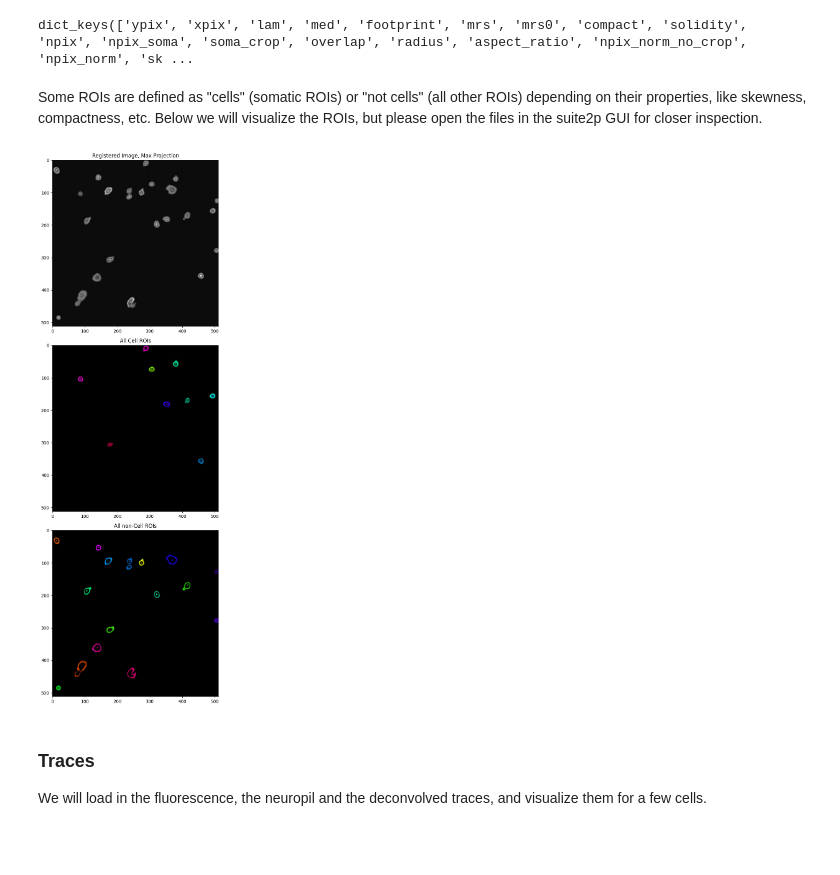
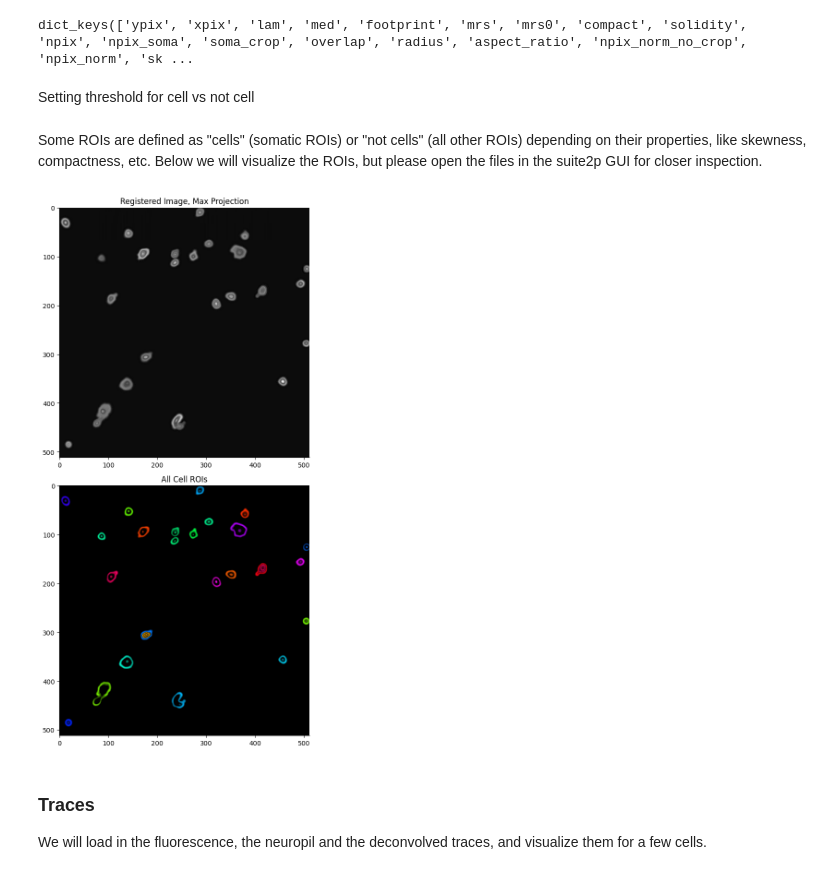
Before and after one commit to rdiazrincon/VTA_SNc, a Jupyter notebook: run_suite2p_colab_2021.ipynb, the cells around one changed output. Saved outputs shown, nothing was run; the diff lists cells and outputs as text; code cells hidden in the pictures; blank space fills up the shorter version.

```diff
--- a/run_suite2p_colab_2021.ipynb
+++ b/run_suite2p_colab_2021.ipynb
@@ -391,39 +373,46 @@ stats = np.load(stats_file, allow_pickle=True)
 print(stats[0].keys())
 # %% [output]
 dict_keys(['ypix', 'xpix', 'lam', 'med', 'footprint', 'mrs', 'mrs0', 'compact', 'solidity', 'npix', 'npix_soma', 'soma_crop', 'overlap', 'radius', 'aspect_ratio', 'npix_norm_no_crop', 'npix_norm', 'sk ...
+# %% [markdown]
+Setting threshold for cell vs not cell
+# %%
+for i, stat in enumerate(stats):
+    if stat['compact'] < 1.5:
+        iscell[i] = 0
+np.save(Path(output_ops['save_path']).joinpath('iscell.npy'), iscell)
 # %% [markdown]
 Some ROIs are defined as "cells" (somatic ROIs) or "not cells" (all other ROIs) depending on their properties, like skewness, compactness, etc. Below we will visualize the ROIs, but please open the files in the suite2p GUI for closer inspection.
 # %%
 n_cells = len(stats)
 
 h = np.random.rand(n_cells)
 hsvs = np.zeros((2, Ly, Lx, 3), dtype=np.float32)
 
 for i, stat in enumerate(stats):
     ypix, xpix, lam = stat['ypix'], stat['xpix'], stat['lam']
     hsvs[iscell[i], ypix, xpix, 0] = h[i]
     hsvs[iscell[i], ypix, xpix, 1] = 1
     hsvs[iscell[i], ypix, xpix, 2] = lam / lam.max()
 
 from colorsys import hsv_to_rgb
 rgbs = np.array([hsv_to_rgb(*hsv) for hsv in hsvs.reshape(-1, 3)]).reshape(hsvs.shape)
 
 plt.figure(figsize=(18,18))
 plt.subplot(3, 1, 1)
 plt.imshow(output_ops['max_proj'], cmap='gray')
 plt.title("Registered Image, Max Projection")
 
+# plt.subplot(3, 1, 2)
+# plt.imshow(rgbs[1])
+# plt.title("All Cell ROIs")
+
 plt.subplot(3, 1, 2)
-plt.imshow(rgbs[1])
-plt.title("All Cell ROIs")
-
-plt.subplot(3, 1, 3)
 plt.imshow(rgbs[0])
-plt.title("All non-Cell ROIs");
+plt.title("All Cell ROIs");
 
 plt.tight_layout()
 # %% [output]
-[figure, old version]
+[figure, new version]
 # %% [markdown]
 ### Traces
 
```
Also changed, not shown: parts of 10 cells of this notebook.
